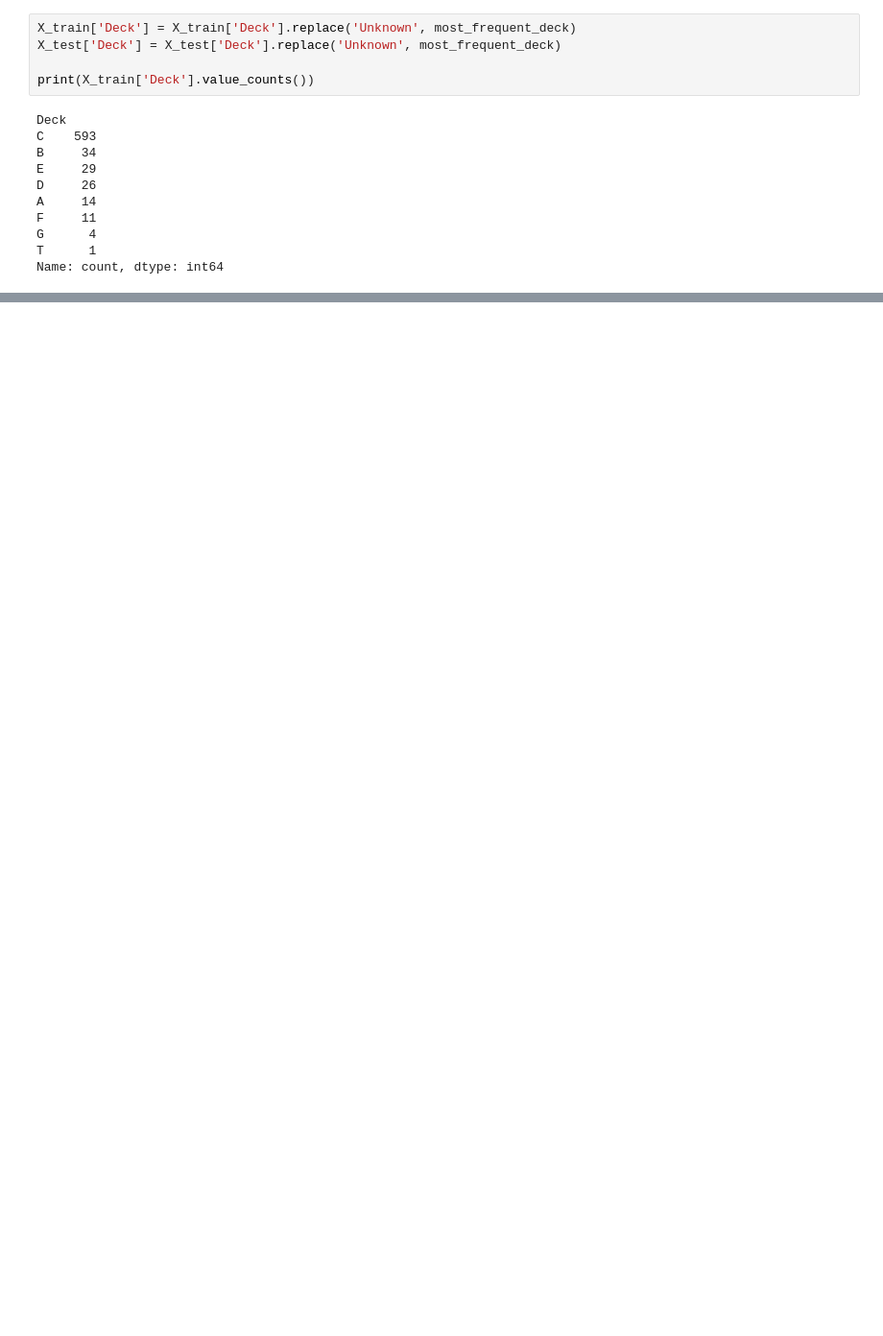
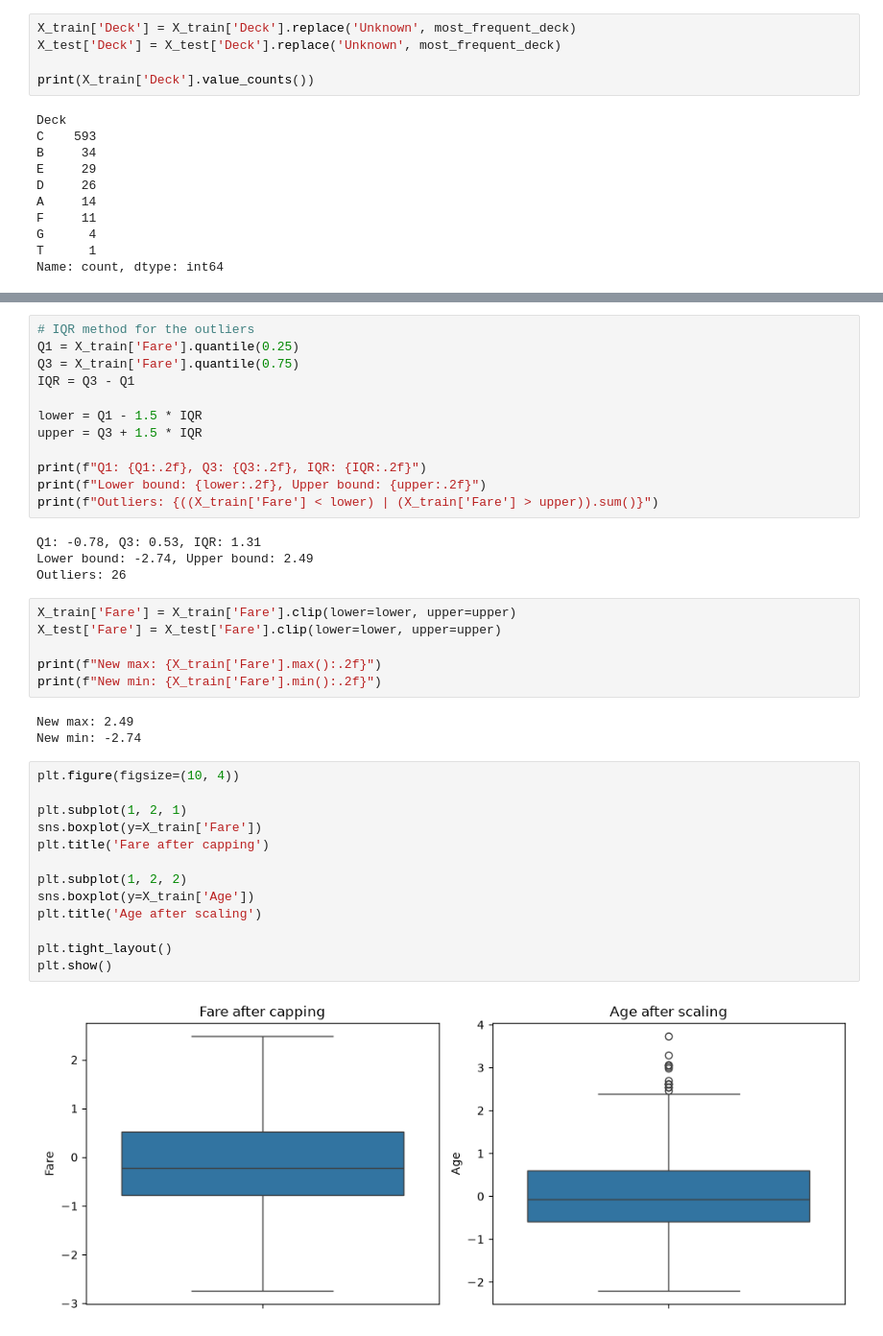
Before and after one commit to nevilsolanki26-afk/applied-feature-engineering, a Jupyter notebook: notebooks/02_titanic.ipynb, the cells around one changed output, grey strips where cells are left out. Shown at 96% size. Drawn from its saved outputs; the diff is of its cells as text; blank space fills up the shorter version.

```diff
--- a/notebooks/02_titanic.ipynb
+++ b/notebooks/02_titanic.ipynb
@@ -561,0 +577,40 @@ Name: count, dtype: int64
+# %%
+# IQR method for the outliers
+Q1 = X_train['Fare'].quantile(0.25)
+Q3 = X_train['Fare'].quantile(0.75)
+IQR = Q3 - Q1
+
+lower = Q1 - 1.5 * IQR
+upper = Q3 + 1.5 * IQR
+
+print(f"Q1: {Q1:.2f}, Q3: {Q3:.2f}, IQR: {IQR:.2f}")
+print(f"Lower bound: {lower:.2f}, Upper bound: {upper:.2f}")
+print(f"Outliers: {((X_train['Fare'] < lower) | (X_train['Fare'] > upper)).sum()}")
+# %% [output]
+Q1: -0.78, Q3: 0.53, IQR: 1.31
+Lower bound: -2.74, Upper bound: 2.49
+Outliers: 26
+# %%
+X_train['Fare'] = X_train['Fare'].clip(lower=lower, upper=upper)
+X_test['Fare'] = X_test['Fare'].clip(lower=lower, upper=upper)
+
+print(f"New max: {X_train['Fare'].max():.2f}")
+print(f"New min: {X_train['Fare'].min():.2f}")
+# %% [output]
+New max: 2.49
+New min: -2.74
+# %%
+plt.figure(figsize=(10, 4))
+
+plt.subplot(1, 2, 1)
+sns.boxplot(y=X_train['Fare'])
+plt.title('Fare after capping')
+
+plt.subplot(1, 2, 2)
+sns.boxplot(y=X_train['Age'])
+plt.title('Age after scaling')
+
+plt.tight_layout()
+plt.show()
+# %% [output]
+[figure, added]
```
Also changed, not shown: parts of 22 cells of this notebook.
